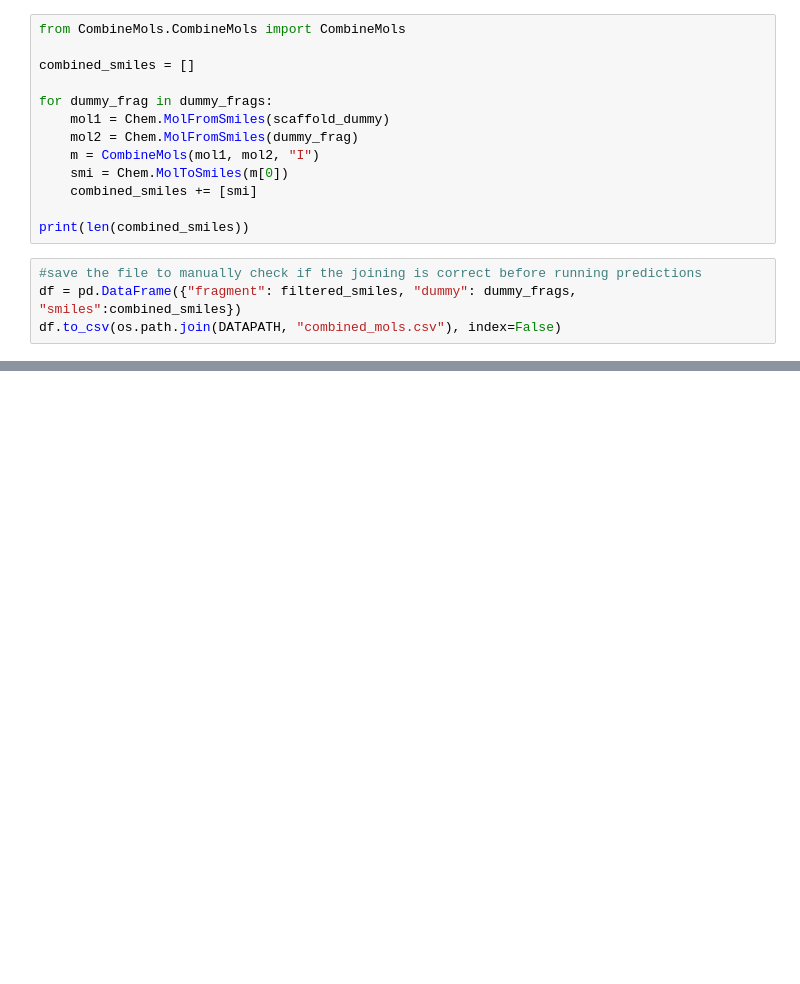
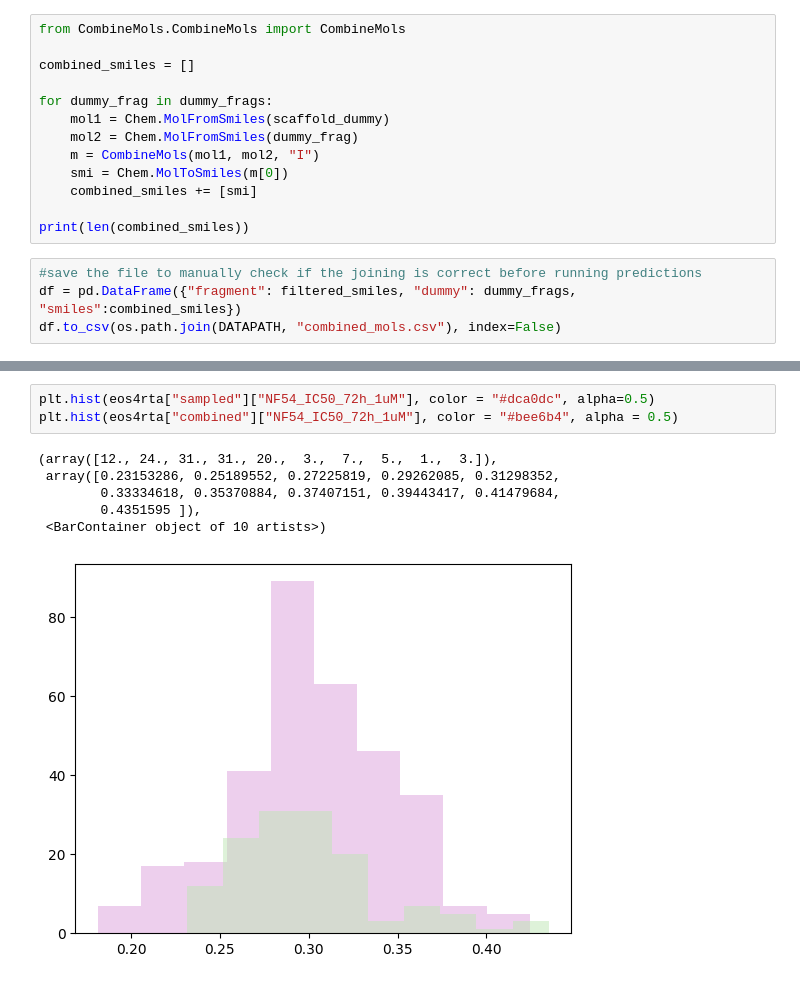
Before and after one commit to ersilia-os/osm-series4-candidates-3, a Jupyter notebook: notebooks/combine_mols.ipynb, the cells around one changed output, grey strips where cells are left out. Drawn from its saved outputs; the diff is of its cells as text; blank space fills up the shorter version.

```diff
--- a/notebooks/combine_mols.ipynb
+++ b/notebooks/combine_mols.ipynb
@@ -114,0 +158,10 @@ df.to_csv(os.path.join(DATAPATH, "combined_mols.csv"), index=False)
+# %%
+plt.hist(eos4rta["sampled"]["NF54_IC50_72h_1uM"], color = "#dca0dc", alpha=0.5)
+plt.hist(eos4rta["combined"]["NF54_IC50_72h_1uM"], color = "#bee6b4", alpha = 0.5)
+# %% [output]
+(array([12., 24., 31., 31., 20.,  3.,  7.,  5.,  1.,  3.]),
+ array([0.23153286, 0.25189552, 0.27225819, 0.29262085, 0.31298352,
+        0.33334618, 0.35370884, 0.37407151, 0.39443417, 0.41479684,
+        0.4351595 ]),
+ <BarContainer object of 10 artists>)
+[figure, added]
```
Also changed, not shown: parts of 14 cells of this notebook, 9 other files.
